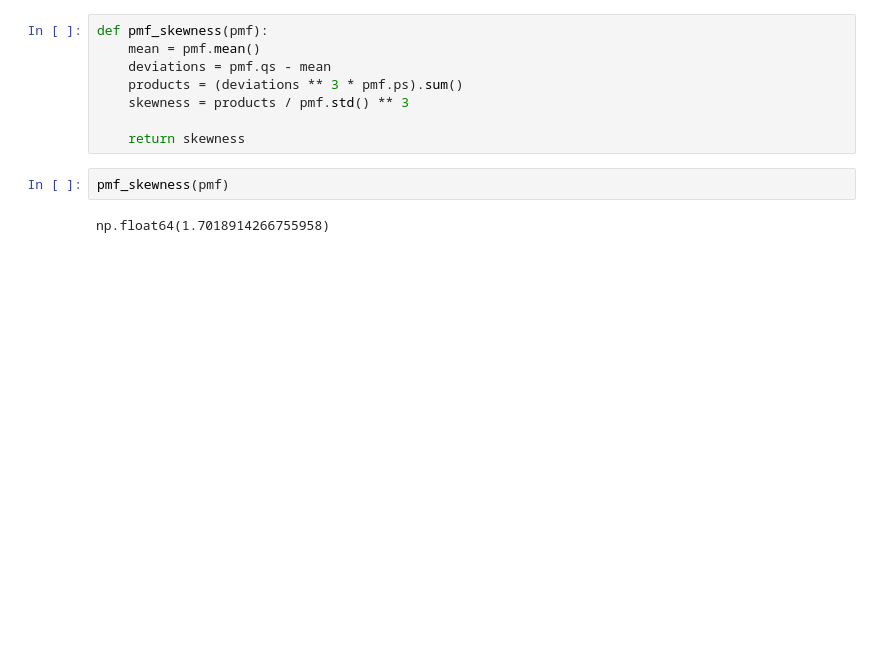
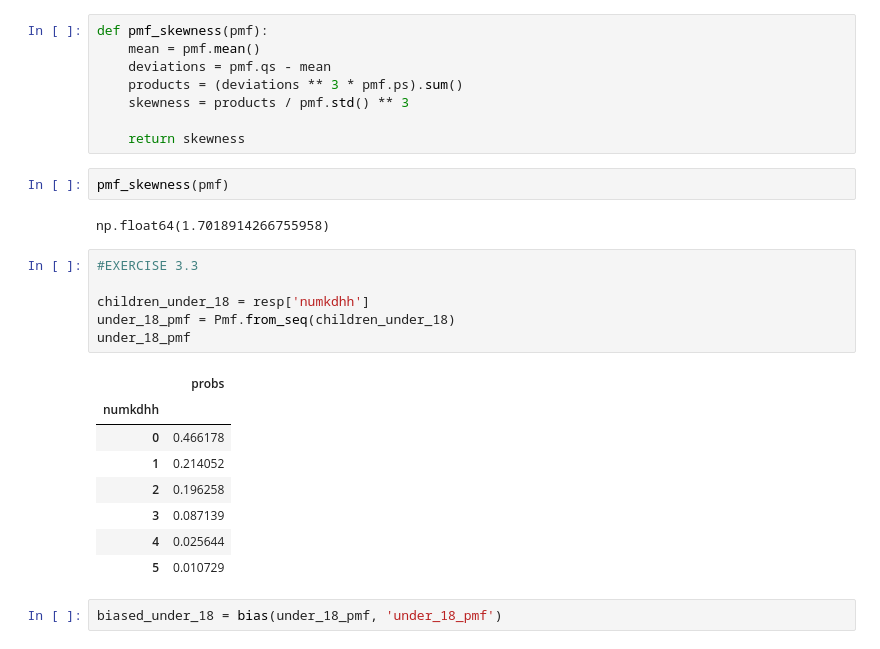
Before and after one commit to acsiuc/think-stats, a Jupyter notebook: notebooks/chapter-03.ipynb, the cells around one changed output. Drawn from its saved outputs; the diff is of its cells as text; blank space fills up the shorter version.

```diff
--- a/notebooks/chapter-03.ipynb
+++ b/notebooks/chapter-03.ipynb
@@ -332,3 +334,20 @@ def pmf_skewness(pmf):
 pmf_skewness(pmf)
 # %% [output]
 np.float64(1.7018914266755958)
+# %%
+#EXERCISE 3.3
+
+children_under_18 = resp['numkdhh']
+under_18_pmf = Pmf.from_seq(children_under_18)
+under_18_pmf
+# %% [output]
+|  | probs |
+| numkdhh |  |
+| 0 | 0.466178 |
+| 1 | 0.214052 |
+| 2 | 0.196258 |
+| 3 | 0.087139 |
+| 4 | 0.025644 |
+| 5 | 0.010729 |
+# %%
+biased_under_18 = bias(under_18_pmf, 'under_18_pmf')
```
Also changed, not shown: parts of 3 cells of this notebook.
